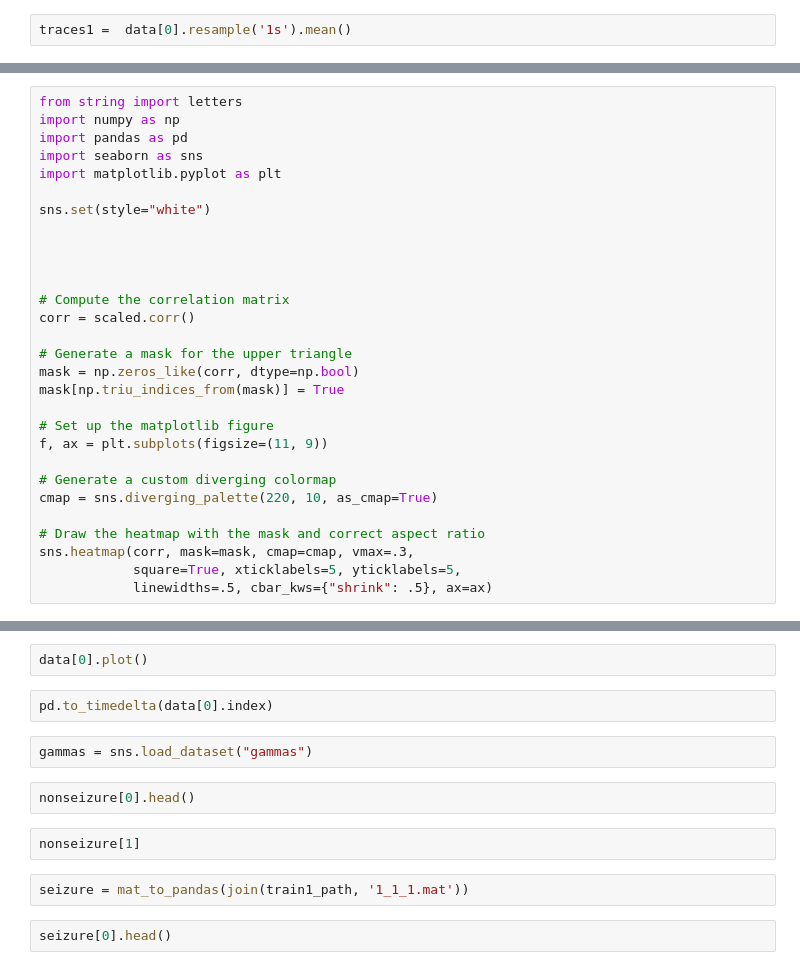
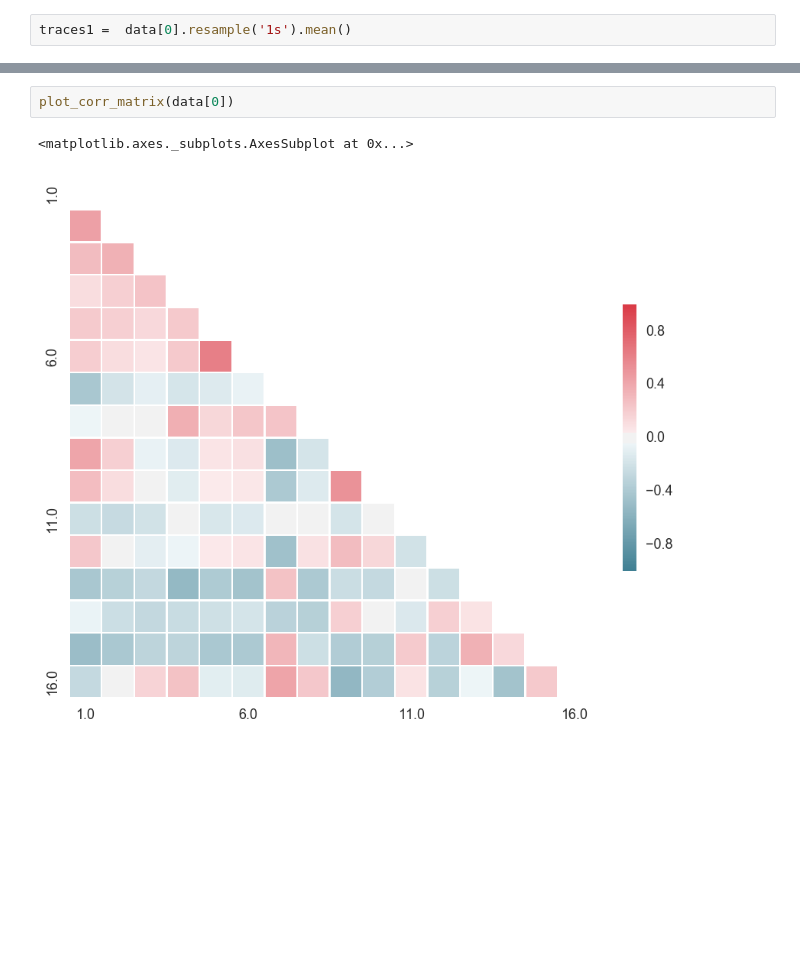
Before and after one commit to MrChristophRivera/KaggleEEG, a Jupyter notebook: notebooks/ChrisExploratoryNotebook1.ipynb, the cells around one changed output, grey strips where cells are left out. Cells and saved outputs as stored; diff of their text form; blank space fills up the shorter version.

```diff
--- a/notebooks/ChrisExploratoryNotebook1.ipynb
+++ b/notebooks/ChrisExploratoryNotebook1.ipynb
@@ -107,29 +133,0 @@ plot_ts(traces1.iloc[:10,:],[1,2,3,4,5])
-# %%
-from string import letters
-import numpy as np
-import pandas as pd
-import seaborn as sns
-import matplotlib.pyplot as plt
-
-sns.set(style="white")
-
-
-
-
-# Compute the correlation matrix
-corr = scaled.corr()
-
-# Generate a mask for the upper triangle
-mask = np.zeros_like(corr, dtype=np.bool)
-mask[np.triu_indices_from(mask)] = True
-
-# Set up the matplotlib figure
-f, ax = plt.subplots(figsize=(11, 9))
-
-# Generate a custom diverging colormap
-cmap = sns.diverging_palette(220, 10, as_cmap=True)
-
-# Draw the heatmap with the mask and correct aspect ratio
-sns.heatmap(corr, mask=mask, cmap=cmap, vmax=.3,
-            square=True, xticklabels=5, yticklabels=5,
-            linewidths=.5, cbar_kws={"shrink": .5}, ax=ax)
@@ -138,16 +134,7 @@ sns.heatmap(corr, mask=mask, cmap=cmap, vmax=.3,
-# %%
-data[0].plot()
 # %%
-pd.to_timedelta(data[0].index)
+plot_corr_matrix(data[0])
+# %% [output]
+<matplotlib.axes._subplots.AxesSubplot at 0x...>
+[figure, added]
-# %%
-gammas = sns.load_dataset("gammas")
-# %%
-nonseizure[0].head()
-# %%
-nonseizure[1]
-# %%
-seizure = mat_to_pandas(join(train1_path, '1_1_1.mat'))
-# %%
-seizure[0].head()
 # %% [markdown]
 ### Investigating how to look at the data.
```
Also changed, not shown: parts of 16 cells of this notebook.
